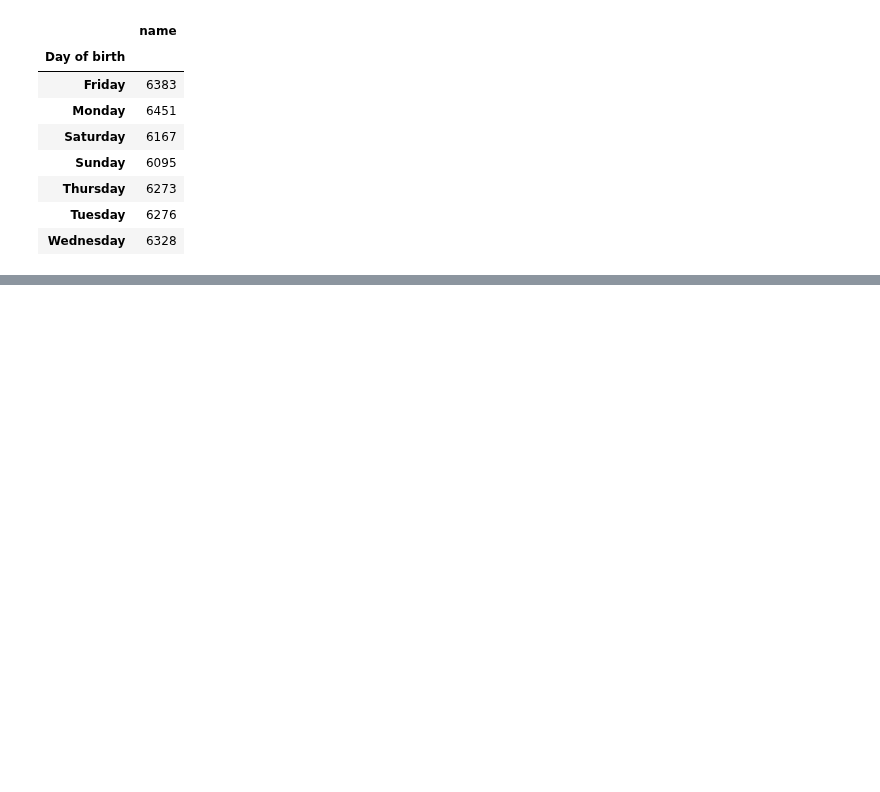
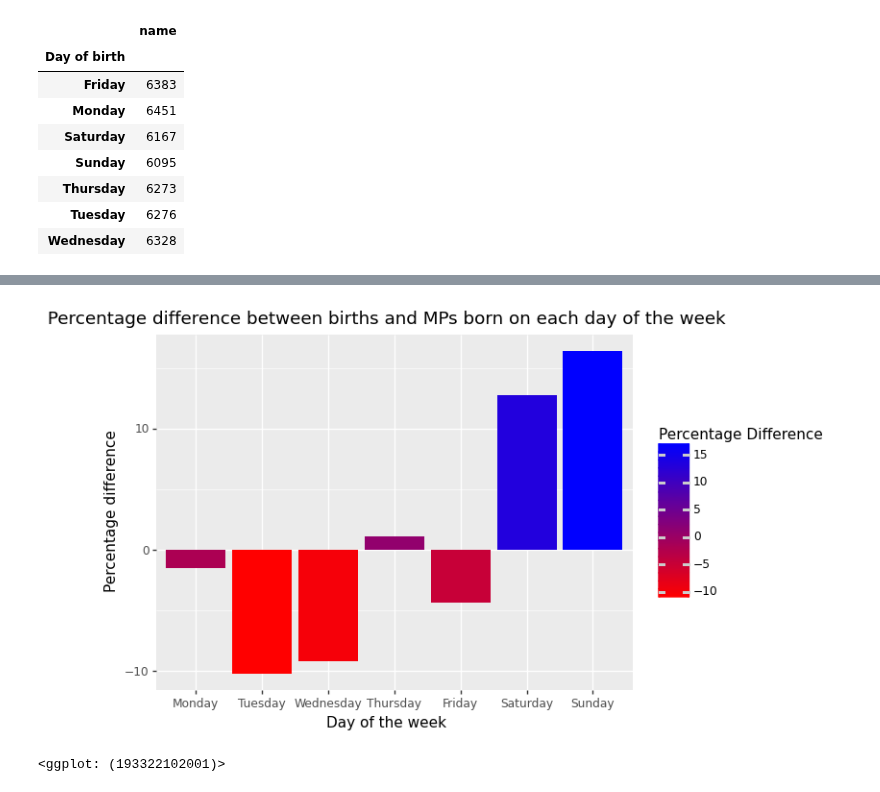
Before and after one commit to OjasSB/DS105, a Jupyter notebook: notebooks/Day of week.ipynb, the cells around one changed output, grey strips where cells are left out. Cells and saved outputs as stored; diff of their text form; code cells hidden in the pictures; blank space fills up the shorter version.

Commit message:
Added UK day of week analysis
Also some minor changes in other files

```diff
--- a/notebooks/Day of week.ipynb
+++ b/notebooks/Day of week.ipynb
@@ -55,0 +60,8 @@ ggplot(daily, aes(x=daily.index, y='percentage', group=1))\
+# %%
+# MPs data
+uk_data=data[data.country=='United Kingdom']
+uk_daily=uk_data.groupby('Day of birth').count()[['name']]
+uk_daily['percentage']=uk_daily.name/uk_daily.name.sum()*100
+uk_daily['percentage']=uk_daily['percentage'].round(2)
+uk_daily=uk_daily.reindex(['Monday','Tuesday','Wednesday','Thursday','Friday','Saturday','Sunday'])
+uk_daily
@@ -55,0 +78,5 @@ ggplot(daily, aes(x=daily.index, y='percentage', group=1))\
+# %%
+# Population data
+uk_births_daily=pd.read_csv('../data/UK_2018_births_by_day.csv', index_col=0)
+uk_births_daily=pd.DataFrame(uk_births_daily.mean(axis=0).round(2))
+uk_births_daily
@@ -55,0 +92,7 @@ ggplot(daily, aes(x=daily.index, y='percentage', group=1))\
+# %%
+# Merge data
+uk_daily=uk_daily.merge(uk_births_daily, left_index=True, right_index=True)
+uk_daily.columns=['Count','Percentage','Births']
+uk_daily.index=pd.CategoricalIndex(uk_daily.index, categories=['Monday','Tuesday','Wednesday','Thursday','Friday','Saturday','Sunday'], ordered=True)
+uk_daily['Percentage Difference']=(uk_daily['Percentage']-uk_daily['Births'])/uk_daily['Births']*100
+uk_daily
@@ -55,0 +108,9 @@ ggplot(daily, aes(x=daily.index, y='percentage', group=1))\
+# %%
+# Plot of percentage difference
+ggplot(uk_daily, aes(x=uk_daily.index, y='Percentage Difference', fill='Percentage Difference'))\
++ geom_bar(stat='identity')\
++ labs(title='Percentage difference between births and MPs born on each day of the week', x='Day of the week', y='Percentage difference')\
++ scale_fill_gradient(low='red', high='blue')
+# %% [output]
+[figure, added]
+<ggplot: (193322102001)>
```
Also changed, not shown: parts of 6 cells of this notebook, 8 other files.
